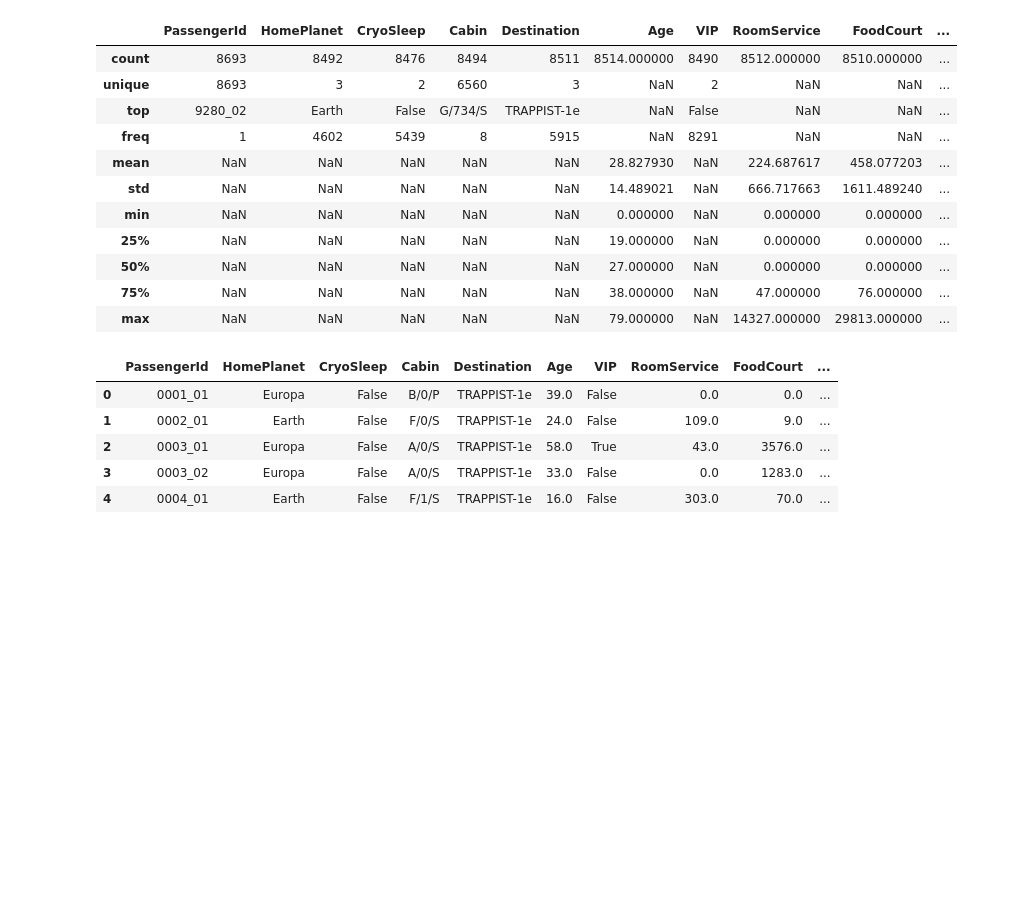
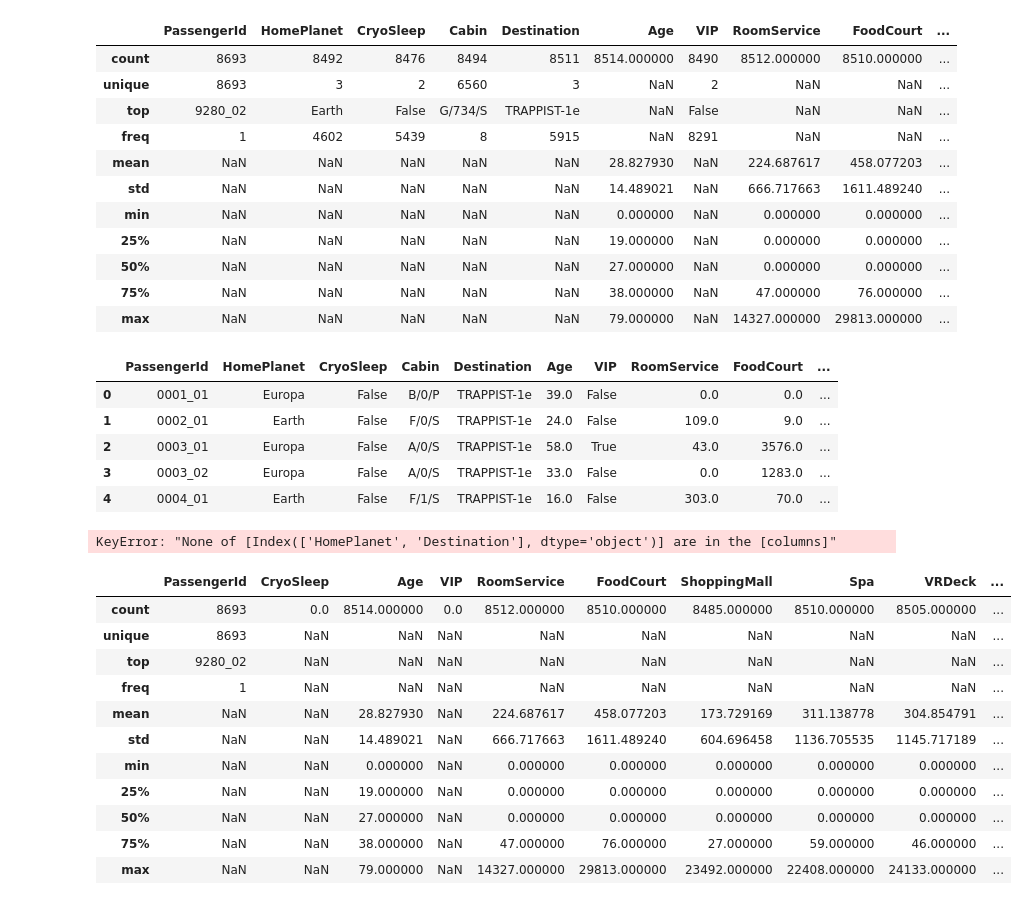
Before and after one commit to SheaCooke/Notebooks, a Jupyter notebook: kaggle_Spaceship_Titanic.ipynb, the cells around one changed output. Cells and saved outputs as stored; diff of their text form; code cells hidden in the pictures; blank space fills up the shorter version.

```diff
--- a/kaggle_Spaceship_Titanic.ipynb
+++ b/kaggle_Spaceship_Titanic.ipynb
@@ -45,9 +45,34 @@ train.head()
 | 4 | 0004_01 | Earth | False | F/1/S | TRAPPIST-1e | 16.0 | False | 303.0 | 70.0 | ... |
 # %%
 #drop name from training set, so also drop it from test set
-
 #cabin is almost always unique -> no predictive power, should be dropped along with passengerId and Name
 
-# encode true / false columns: VIP, CryoSleep
-
-# encode categorical features HomePlanet, Destination
+train_cleaned = train.drop(['Cabin', 'Name'], axis=1)
+test_cleaned = test.drop(['Cabin', 'Name'], axis=1)
+# %%
+# encode true / false columns: VIP, CryoSleep
+train_cleaned['VIP'] = train_cleaned['VIP'].map({'True': 1, 'False': 0})
+train_cleaned['CryoSleep'] = train_cleaned['CryoSleep'].map({'True': 1, 'False': 0})
+
+test_cleaned['VIP'] = test_cleaned['VIP'].map({'True': 1, 'False': 0})
+test_cleaned['CryoSleep'] = test_cleaned['CryoSleep'].map({'True': 1, 'False': 0})
+# %%
+# encode categorical features HomePlanet, Destination
+train_cleaned = pd.get_dummies(train_cleaned, columns=['HomePlanet', 'Destination'])
+# %% [output]
+KeyError: "None of [Index(['HomePlanet', 'Destination'], dtype='object')] are in the [columns]"
+# %%
+train_cleaned.describe(include='all')
+# %% [output]
+|  | PassengerId | CryoSleep | Age | VIP | RoomService | FoodCourt | ShoppingMall | Spa | VRDeck | ... |
+| count | 8693 | 0.0 | 8514.000000 | 0.0 | 8512.000000 | 8510.000000 | 8485.000000 | 8510.000000 | 8505.000000 | ... |
+| unique | 8693 | NaN | NaN | NaN | NaN | NaN | NaN | NaN | NaN | ... |
+| top | 9280_02 | NaN | NaN | NaN | NaN | NaN | NaN | NaN | NaN | ... |
+| freq | 1 | NaN | NaN | NaN | NaN | NaN | NaN | NaN | NaN | ... |
+| mean | NaN | NaN | 28.827930 | NaN | 224.687617 | 458.077203 | 173.729169 | 311.138778 | 304.854791 | ... |
+| std | NaN | NaN | 14.489021 | NaN | 666.717663 | 1611.489240 | 604.696458 | 1136.705535 | 1145.717189 | ... |
+| min | NaN | NaN | 0.000000 | NaN | 0.000000 | 0.000000 | 0.000000 | 0.000000 | 0.000000 | ... |
+| 25% | NaN | NaN | 19.000000 | NaN | 0.000000 | 0.000000 | 0.000000 | 0.000000 | 0.000000 | ... |
+| 50% | NaN | NaN | 27.000000 | NaN | 0.000000 | 0.000000 | 0.000000 | 0.000000 | 0.000000 | ... |
+| 75% | NaN | NaN | 38.000000 | NaN | 47.000000 | 76.000000 | 27.000000 | 59.000000 | 46.000000 | ... |
+| max | NaN | NaN | 79.000000 | NaN | 14327.000000 | 29813.000000 | 23492.000000 | 22408.000000 | 24133.000000 | ... |
```
Also changed, not shown: parts of 1 cell of this notebook.
